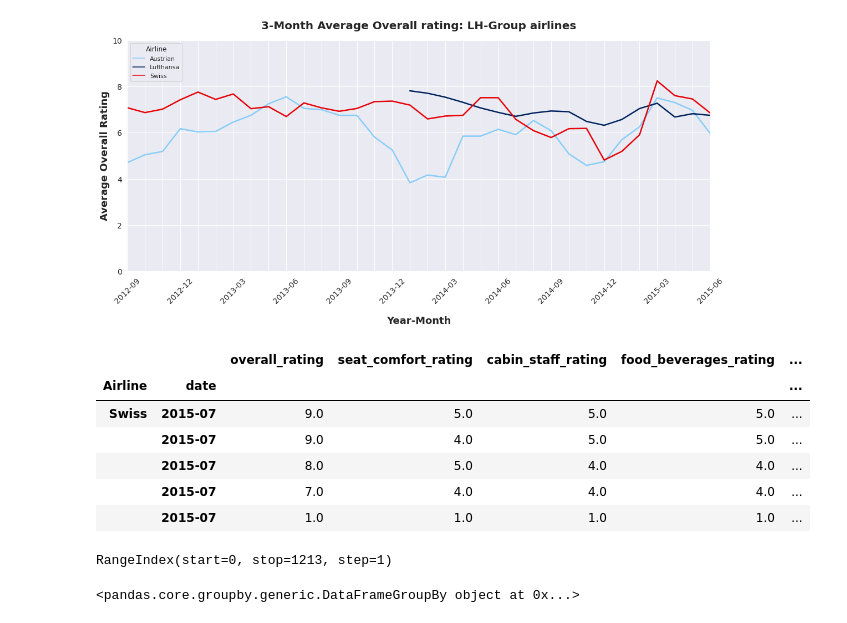
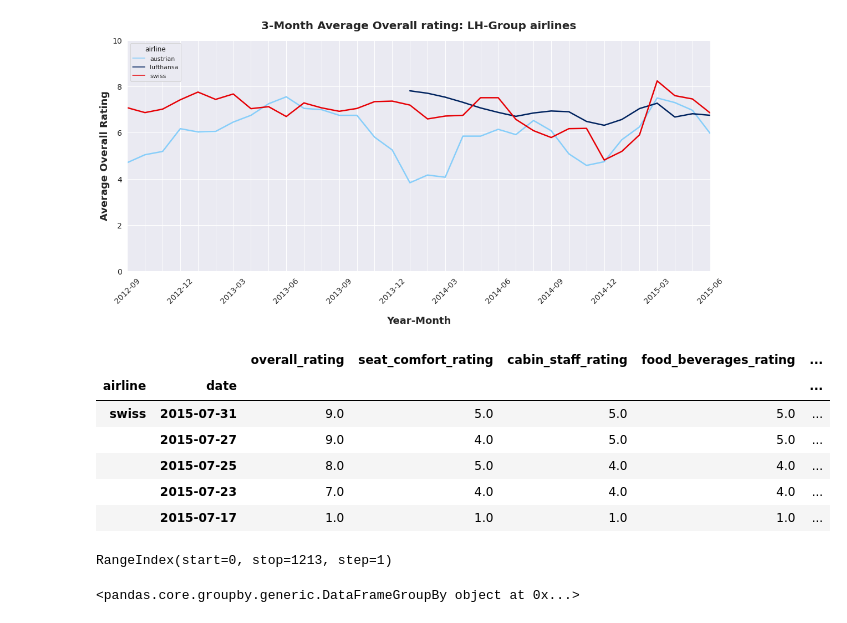
Before and after one commit to gremue/skytrax_analysis, a Jupyter notebook: Analysis.ipynb, the cells around one changed output. Cells and saved outputs as stored; diff of their text form; code cells hidden in the pictures.

```diff
--- a/Analysis.ipynb
+++ b/Analysis.ipynb
@@ -253,8 +298,3 @@ Folgende Variablen können einen Einfluss auf die Zufriedenheit der Kunden haben
 * **route**: Auch hier nur vereinzelt Daten vorhanden, viele Passagiere bewerten ihre gesamte Reise, die oft auch aus mehreren Flugsegmenten besteht. Route könnte bei Bedarf teilweise aus **content** abgeleitet werden. Für diesen vereinfachten Fall wird das gesamte Reiseerlebnis mit Swiss betrachtet, unabhängig von Route und möglichen Umstiegen -> **drop**
 * **content**: Geschriebene Bewertung der Nutzer und ist für alle Datenpunkte vorhanden. Enthält sehr viele Infos zu Route, Aircraft und allgemeinenen Zufriedenheit, die durch Natural Language Processing (NLP) extrahiert werden könnten. **Sehr wertvolle Daten, bei denen sich grundsätzlich eine weiterführende Analyse anbietet** -> werden in der Variable **contentData** abgespeichert
 * **type traveller**: Geschäftsreisende haben andere (oft höhere) Ansprüche an das Produkt, als Privatreisende. Allerdings sind auch hier nur unzureichende Daten vorhanden -> **drop**
-# %%
-# apply functions to remove metadata and NaN values to LH-Group airlines
-for key, value in lhGroup.items():
-    cleaned = clean_metadata(value)
-    lhGroup[key] = remove_nan(cleaned, 4)
@@ -391 +317,7 @@ Somit bleiben folgende Variablen übrig, die einen direkten Einfluss auf die Kun
+# %%
+# clean metadata for each airline group (works inplace, repeated execution of cell will fail)
+lhGroup = clean_metadata(lhGroup)
+fiveStar = clean_metadata(fiveStar)
+legacyCarrier = clean_metadata(legacyCarrier)
+european = clean_metadata(european)
 # %% [markdown]
@@ -517,0 +418,6 @@ swiss.loc[ratingNaNIndex]
+# %%
+# remove NaN values for each airline group
+lhGroup = remove_nan(lhGroup,5)
+fiveStar = remove_nan(fiveStar,5)
+legacyCarrier = remove_nan(legacyCarrier, 19) # higher threshold necessary
+european = remove_nan(european,5)
@@ -658,15 +653,15 @@ rollingFig.tight_layout()
 # %%
 datapointMean = reviewTimeline.drop(columns={'cabin_flown'})
-datapointMean = datapointMean.set_index(['Airline','date'])
+datapointMean = datapointMean.set_index(['airline','date'])
 datapointMean.head()
 # %% [output]
 |  |  | overall_rating | seat_comfort_rating | cabin_staff_rating | food_beverages_rating | ... |
-| Airline | date |  |  |  |  | ... |
-| Swiss | 2015-07 | 9.0 | 5.0 | 5.0 | 5.0 | ... |
-|  | 2015-07 | 9.0 | 4.0 | 5.0 | 5.0 | ... |
-|  | 2015-07 | 8.0 | 5.0 | 4.0 | 4.0 | ... |
-|  | 2015-07 | 7.0 | 4.0 | 4.0 | 4.0 | ... |
-|  | 2015-07 | 1.0 | 1.0 | 1.0 | 1.0 | ... |
+| airline | date |  |  |  |  | ... |
+| swiss | 2015-07-31 | 9.0 | 5.0 | 5.0 | 5.0 | ... |
+|  | 2015-07-27 | 9.0 | 4.0 | 5.0 | 5.0 | ... |
+|  | 2015-07-25 | 8.0 | 5.0 | 4.0 | 4.0 | ... |
+|  | 2015-07-23 | 7.0 | 4.0 | 4.0 | 4.0 | ... |
+|  | 2015-07-17 | 1.0 | 1.0 | 1.0 | 1.0 | ... |
 # %%
 datapointMean = reviewTimeline.drop(columns={'cabin_flown'})
 
@@ -681,21 +676,21 @@ overallMean = datapointMean.groupby(['Airline'])['overall_rating'].rolling(3).me
 datapointMean.reset_index().index
 # %% [output]
 RangeIndex(start=0, stop=1213, step=1)
-# %%
-#overallMean.reset_index().index
-datapointMean = reviewTimeline.drop(columns={'cabin_flown'})
-date = datapointMean.groupby(['Airline'])
-#datapointMean = datapointMean.drop(columns={'date'})
-
-
-ast = datapointMean.groupby(['Airline']).rolling(3).mean(numeric_only=True)
-#ast = datapointMean.set_index(['Airline'])
-#bst = datapointMean.groupby(['Airline'])
-#date = datapointMean.groupby(['Airline'])['date']
-#datapointMean = datapointMean.drop(columns='date')
-date
-# %% [output]
-<pandas.core.groupby.generic.DataFrameGroupBy object at 0x...>
+# %%
+#overallMean.reset_index().index
+datapointMean = reviewTimeline.drop(columns={'cabin_flown'})
+date = datapointMean.groupby(['airline'])
+#datapointMean = datapointMean.drop(columns={'date'})
+
+
+ast = datapointMean.groupby(['airline']).rolling(3).mean(numeric_only=True)
+#ast = datapointMean.set_index(['Airline'])
+#bst = datapointMean.groupby(['Airline'])
+#date = datapointMean.groupby(['Airline'])['date']
+#datapointMean = datapointMean.drop(columns='date')
+date
+# %% [output]
+<pandas.core.groupby.generic.DataFrameGroupBy object at 0x...>
 # %%
 #test = reviewTimeline[reviewTimeline['Airline']=='Swiss']
 #test[test['date']=='2015-03']
```
Also changed, not shown: parts of 104 cells of this notebook.
